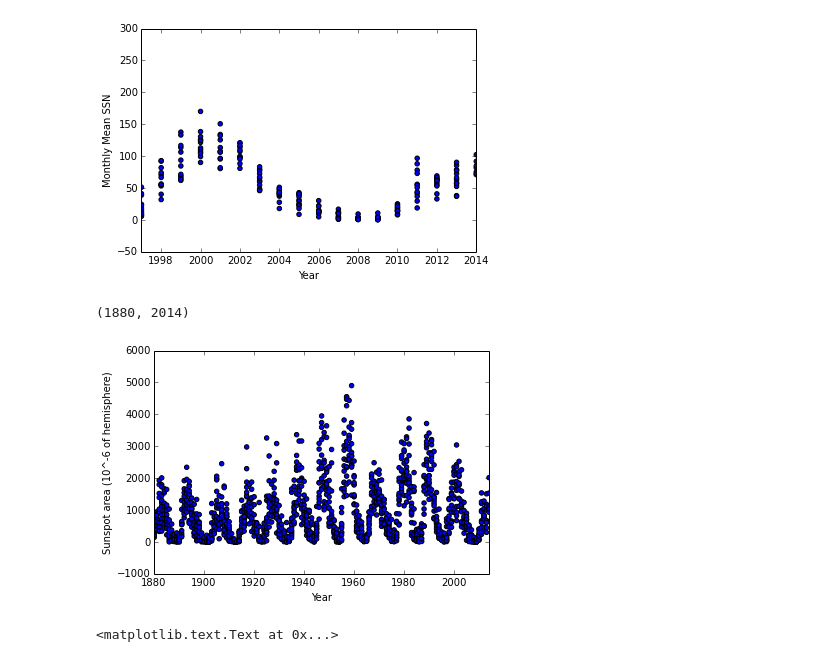
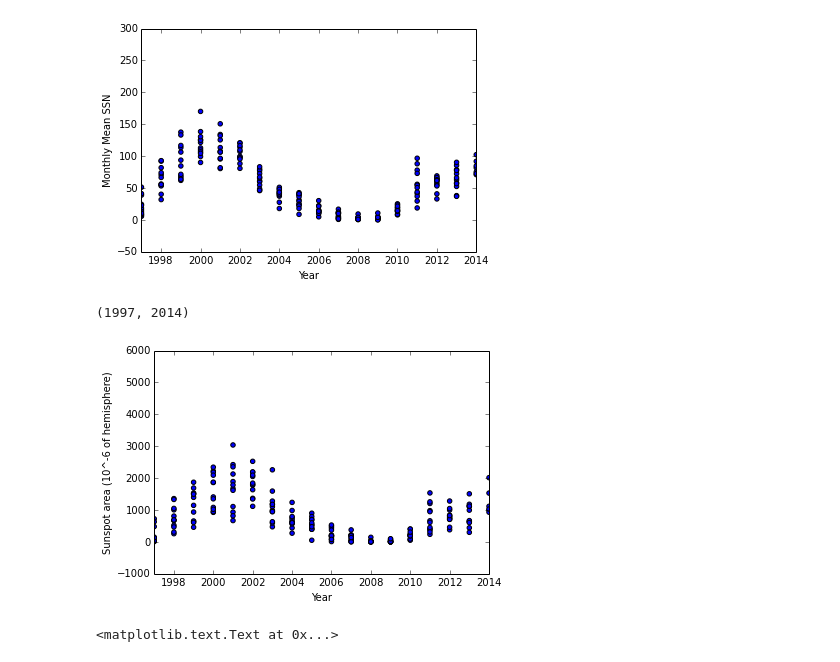
Before and after one commit to dinob0t/ga_project_final, a Jupyter notebook: cmes.ipynb, the cells around one changed output. Cells and saved outputs as stored; diff of their text form; code cells hidden in the pictures.

```diff
--- a/cmes.ipynb
+++ b/cmes.ipynb
@@ -146,13 +146,13 @@ df_ssnda = df_ssnda.sort(columns=['year','month','day'])
 # %%
 # Solar cycle as viewed by area of sun spots (millionth of hemisphere)
 group_ym = df_ssnda.groupby(['year','month'])
 plt.scatter(group_ym['year'].median(),group_ym['Total_area'].mean().values)
 plt.xlabel('Year')
 plt.ylabel('Sunspot area (10^-6 of hemisphere)')
-plt.xlim((1880,2014))
+plt.xlim((1997,2014))
 # %% [output]
-(1880, 2014)
+(1997, 2014)
-[figure, old version]
+[figure, new version]
 # %%
 #####################################################################################
 # Import Lyman Alpha data
```
Also changed, not shown: 7 other files.
